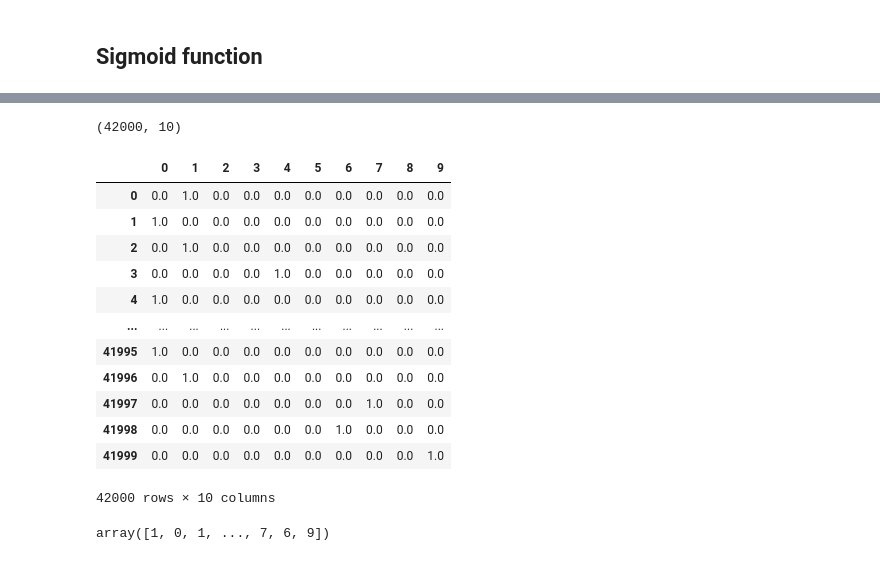
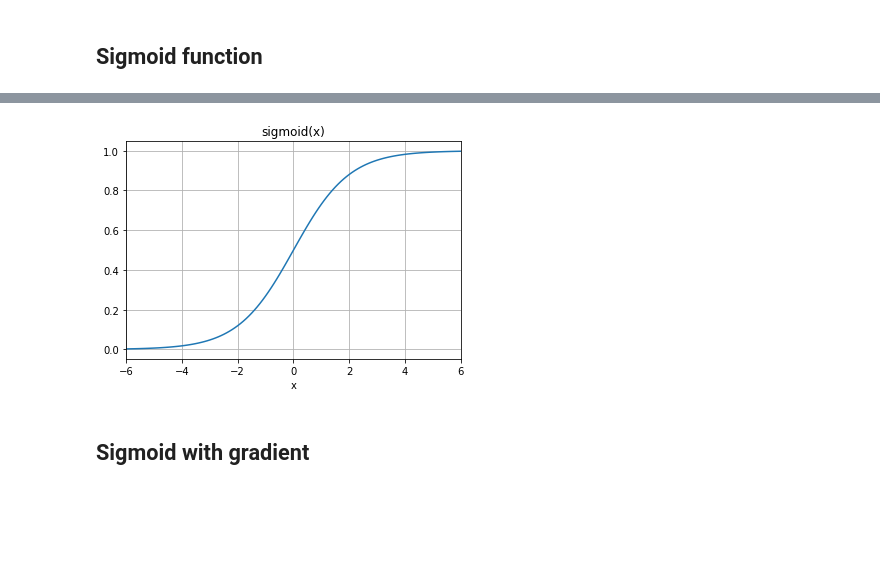
Before and after one commit to manojbuddha/Digit-Recognition-using-Neural-Network, a Jupyter notebook: Digit Recognizer.ipynb, the cells around one changed output, grey strips where cells are left out. Cells and saved outputs as stored; diff of their text form; code cells hidden in the pictures; blank space fills up the shorter version.

```diff
--- a/Digit Recognizer.ipynb
+++ b/Digit Recognizer.ipynb
@@ -119,6 +120,2 @@ del train_data_bias['label']  # you can also use this to drop an column train_da
 # %% [markdown]
 ## Sigmoid function
-# %%
-def sigmoid(inp_vector):
-    res = 1 / (1 + np.exp((-inp_vector)))
-    return res
@@ -430,24 +122,21 @@ array=output_mapping(train_output)
-# %%
-array.shape
-# %% [output]
-(42000, 10)
-# %%
-pd.DataFrame(array)
-# %% [output]
-|  | 0 | 1 | 2 | 3 | 4 | 5 | 6 | 7 | 8 | 9 |
-| 0 | 0.0 | 1.0 | 0.0 | 0.0 | 0.0 | 0.0 | 0.0 | 0.0 | 0.0 | 0.0 |
-| 1 | 1.0 | 0.0 | 0.0 | 0.0 | 0.0 | 0.0 | 0.0 | 0.0 | 0.0 | 0.0 |
-| 2 | 0.0 | 1.0 | 0.0 | 0.0 | 0.0 | 0.0 | 0.0 | 0.0 | 0.0 | 0.0 |
-| 3 | 0.0 | 0.0 | 0.0 | 0.0 | 1.0 | 0.0 | 0.0 | 0.0 | 0.0 | 0.0 |
-| 4 | 1.0 | 0.0 | 0.0 | 0.0 | 0.0 | 0.0 | 0.0 | 0.0 | 0.0 | 0.0 |
-| ... | ... | ... | ... | ... | ... | ... | ... | ... | ... | ... |
-| 41995 | 1.0 | 0.0 | 0.0 | 0.0 | 0.0 | 0.0 | 0.0 | 0.0 | 0.0 | 0.0 |
-| 41996 | 0.0 | 1.0 | 0.0 | 0.0 | 0.0 | 0.0 | 0.0 | 0.0 | 0.0 | 0.0 |
-| 41997 | 0.0 | 0.0 | 0.0 | 0.0 | 0.0 | 0.0 | 0.0 | 1.0 | 0.0 | 0.0 |
-| 41998 | 0.0 | 0.0 | 0.0 | 0.0 | 0.0 | 0.0 | 1.0 | 0.0 | 0.0 | 0.0 |
-| 41999 | 0.0 | 0.0 | 0.0 | 0.0 | 0.0 | 0.0 | 0.0 | 0.0 | 0.0 | 1.0 |
-42000 rows × 10 columns
-# %%
-train_output
-# %% [output]
-array([1, 0, 1, ..., 7, 6, 9])
+# %%
+def sigmoid(z):
+
+    #res = 1 / (1 + np.exp((-z))) #While using this you will get exp overflow so we are using expit
+    #which is similar to sigmoid
+    res=expit(z)
+    return res
+# %%
+# Sigmoid function working, plot
+x_ax = np.linspace(-6, 6, 121)
+y_ax = sigmoid(x_ax)
+plt.plot(x_ax, y_ax)
+plt.grid()
+plt.xlim(-6, 6)
+plt.xlabel('x')
+plt.title('sigmoid(x)')
+plt.show()
+# %% [output]
+[figure, added]
+# %% [markdown]
+## Sigmoid with gradient
```
Also changed, not shown: parts of 82 cells of this notebook.
